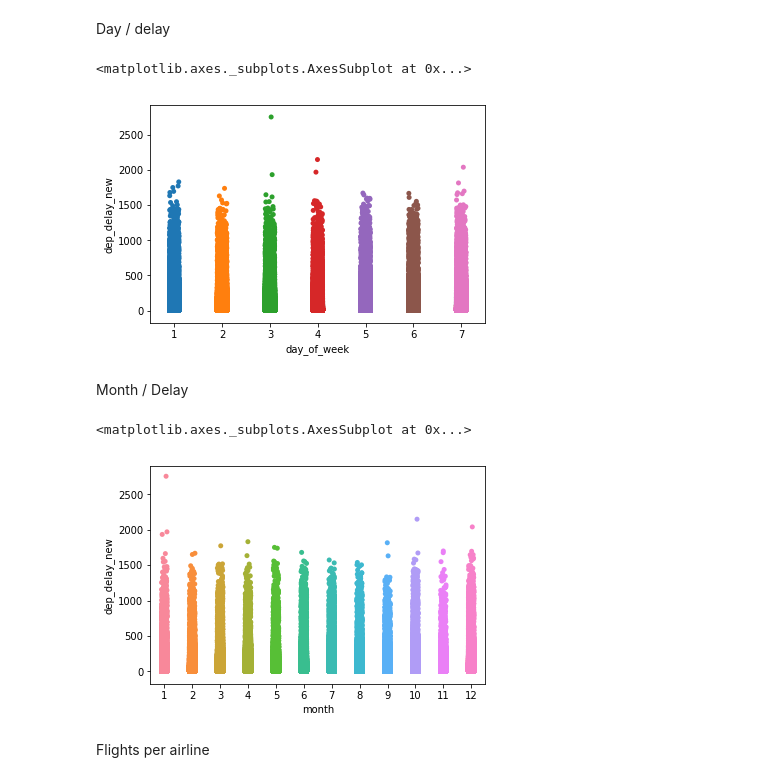
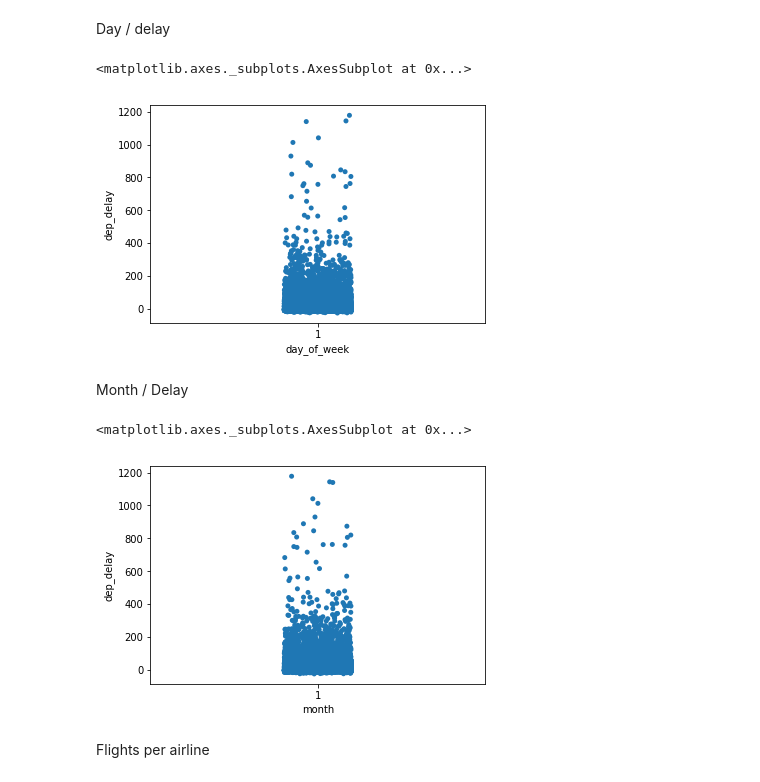
Before and after one commit to iamdeowanshi/257, a Jupyter notebook: model/Stage 2 - Plotting data.ipynb, the cells around one changed output. Saved outputs shown, nothing was run; the diff lists cells and outputs as text; code cells hidden in the pictures.

```diff
--- a/model/Stage 2 - Plotting data.ipynb
+++ b/model/Stage 2 - Plotting data.ipynb
@@ -101,17 +98,17 @@ huge imbalance here
 # %% [markdown]
 Day / delay
 # %%
-sns.stripplot(x="day_of_week", y="dep_delay_new", data=data, jitter=True)
+sns.stripplot(x="day_of_week", y="dep_delay", data=data, jitter=True)
 # %% [output]
 <matplotlib.axes._subplots.AxesSubplot at 0x...>
-[figure, old version]
+[figure, new version]
 # %% [markdown]
 Month / Delay
 # %%
-sns.stripplot(x="month", y="dep_delay_new", data=data, jitter=True)
+sns.stripplot(x="month", y="dep_delay", data=data, jitter=True)
 # %% [output]
 <matplotlib.axes._subplots.AxesSubplot at 0x...>
-[figure, old version]
+[figure, new version]
 # %% [markdown]
 Flights per airline
 # %%
```
Also changed, not shown: parts of 8 cells of this notebook, 7 other files.
